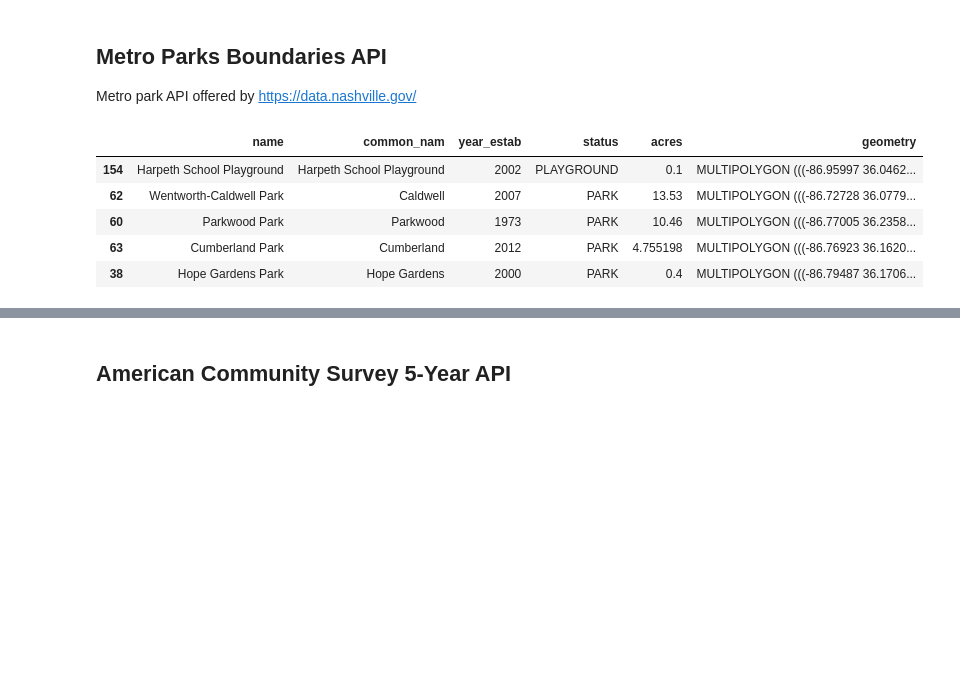
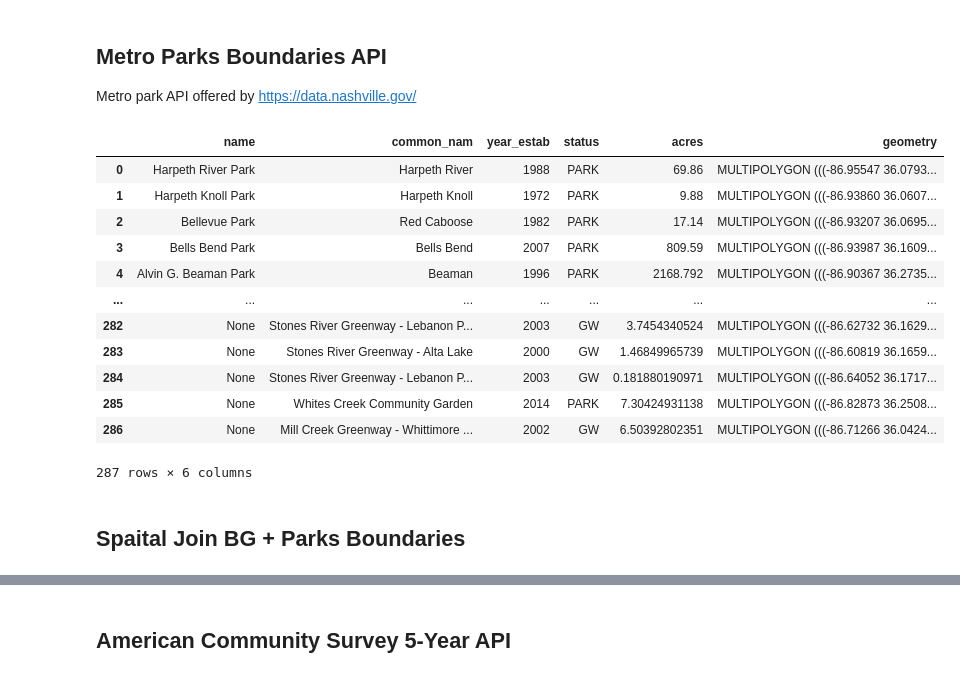
Before and after one commit to b-h-kim/do_parks_gentrify_our_neighborhood, a Jupyter notebook: scripts/scripts.ipynb, the cells around one changed output, grey strips where cells are left out. Saved outputs shown, nothing was run; the diff lists cells and outputs as text; code cells hidden in the pictures; blank space fills up the shorter version.

```diff
--- a/scripts/scripts.ipynb
+++ b/scripts/scripts.ipynb
@@ -20,13 +68,20 @@ query_url = f'https://data.nashville.gov/resource/544k-ba3u.geojson?${select}{li
 parks = gpd.read_file(query_url)
 # %%
 # Clean up dataframe
-parks = park[['name', 'common_nam', 'year_estab', 'status', 'acres', 'geometry']]
-
-parks.sample(5)
+parks = parks[['name', 'common_nam', 'year_estab', 'status', 'acres', 'geometry']]
-# %% [output]
-|  | name | common_nam | year_estab | status | acres | geometry |
-| 154 | Harpeth School Playground | Harpeth School Playground | 2002 | PLAYGROUND | 0.1 | MULTIPOLYGON (((-86.95997 36.0462... |
-| 62 | Wentworth-Caldwell Park | Caldwell | 2007 | PARK | 13.53 | MULTIPOLYGON (((-86.72728 36.0779... |
-| 60 | Parkwood Park | Parkwood | 1973 | PARK | 10.46 | MULTIPOLYGON (((-86.77005 36.2358... |
-| 63 | Cumberland Park | Cumberland | 2012 | PARK | 4.755198 | MULTIPOLYGON (((-86.76923 36.1620... |
-| 38 | Hope Gardens Park | Hope Gardens | 2000 | PARK | 0.4 | MULTIPOLYGON (((-86.79487 36.1706... |
+# %%
+parks
+# %% [output]
+|  | name | common_nam | year_estab | status | acres | geometry |
+| 0 | Harpeth River Park | Harpeth River | 1988 | PARK | 69.86 | MULTIPOLYGON (((-86.95547 36.0793... |
+| 1 | Harpeth Knoll Park | Harpeth Knoll | 1972 | PARK | 9.88 | MULTIPOLYGON (((-86.93860 36.0607... |
+| 2 | Bellevue Park | Red Caboose | 1982 | PARK | 17.14 | MULTIPOLYGON (((-86.93207 36.0695... |
+| 3 | Bells Bend Park | Bells Bend | 2007 | PARK | 809.59 | MULTIPOLYGON (((-86.93987 36.1609... |
+| 4 | Alvin G. Beaman Park | Beaman | 1996 | PARK | 2168.792 | MULTIPOLYGON (((-86.90367 36.2735... |
+| ... | ... | ... | ... | ... | ... | ... |
+| 282 | None | Stones River Greenway - Lebanon P... | 2003 | GW | 3.7454340524 | MULTIPOLYGON (((-86.62732 36.1629... |
+| 283 | None | Stones River Greenway - Alta Lake | 2000 | GW | 1.46849965739 | MULTIPOLYGON (((-86.60819 36.1659... |
+| 284 | None | Stones River Greenway - Lebanon P... | 2003 | GW | 0.181880190971 | MULTIPOLYGON (((-86.64052 36.1717... |
+| 285 | None | Whites Creek Community Garden | 2014 | PARK | 7.30424931138 | MULTIPOLYGON (((-86.82873 36.2508... |
+| 286 | None | Mill Creek Greenway - Whittimore ... | 2002 | GW | 6.50392802351 | MULTIPOLYGON (((-86.71266 36.0424... |
+287 rows × 6 columns
@@ -32,0 +90,2 @@ parks.sample(5)
+# %% [markdown]
+## Spaital Join BG + Parks Boundaries
```
Also changed, not shown: parts of 41 cells of this notebook, 9 other files.
